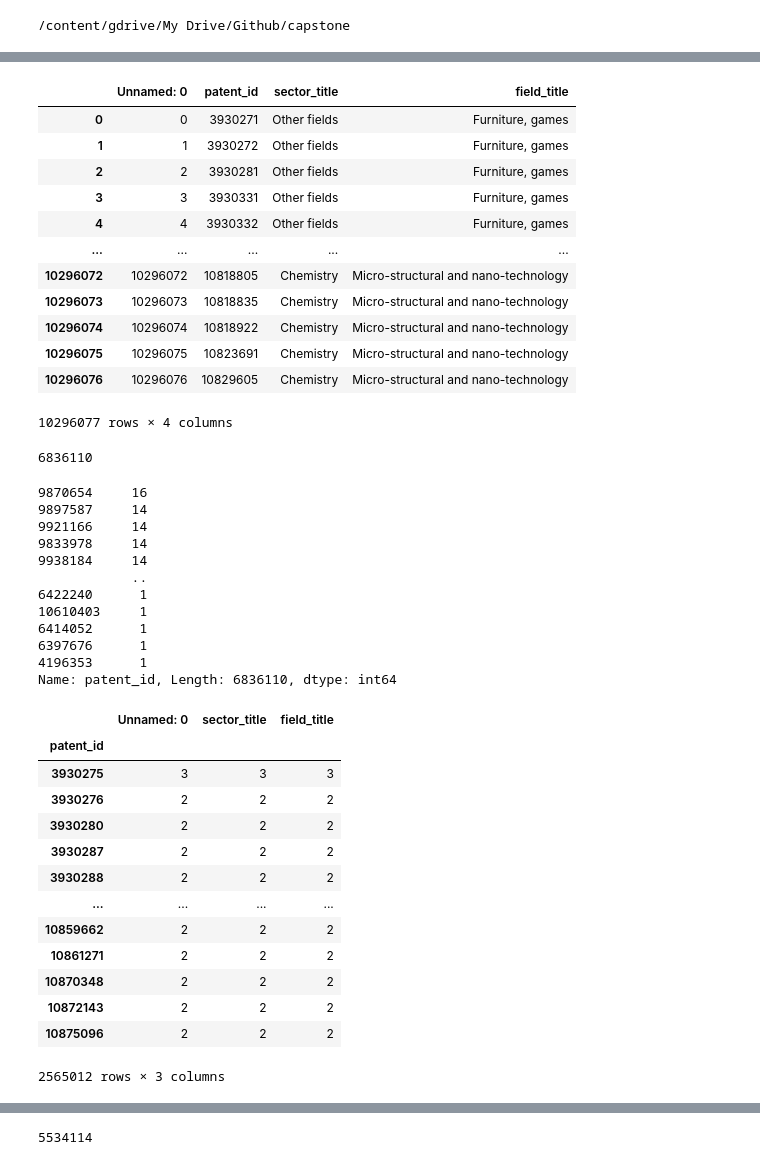
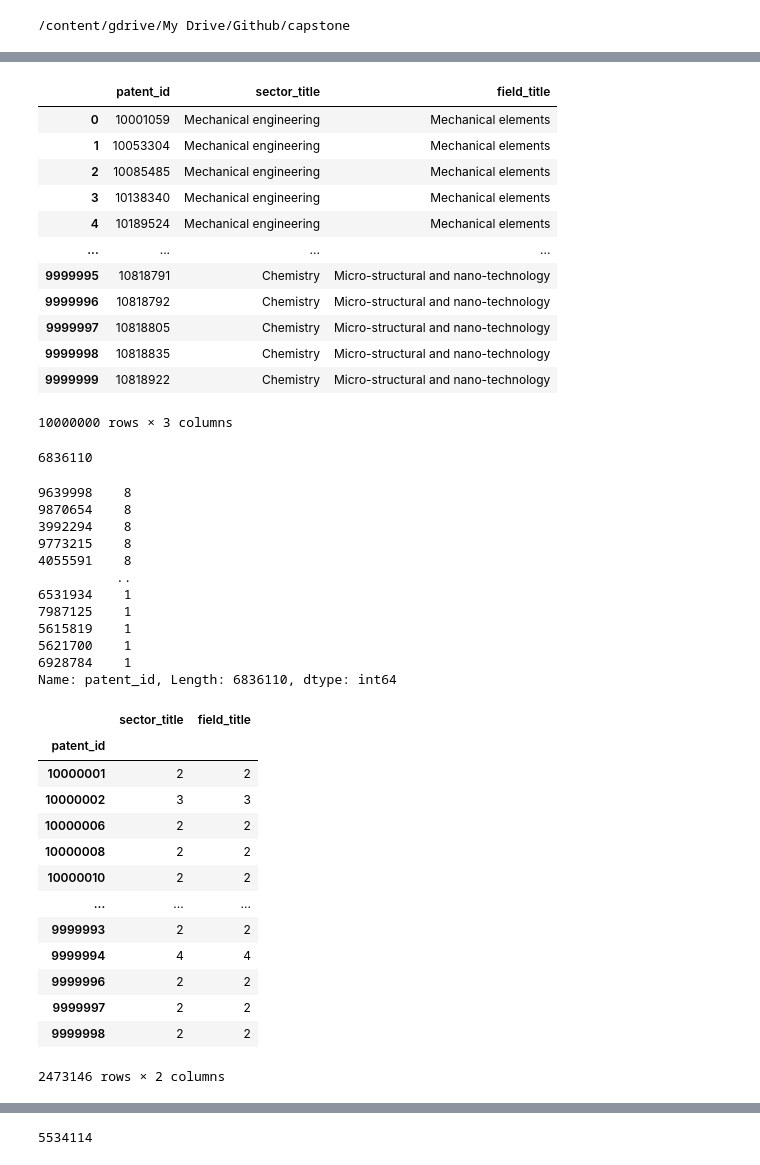
Before and after one commit to cmfritz/NLP-Patent-Classification, a Jupyter notebook: analysis.ipynb, the cells around one changed output, grey strips where cells are left out. Saved outputs shown, nothing was run; the diff lists cells and outputs as text; code cells hidden in the pictures.

```diff
--- a/analysis.ipynb
+++ b/analysis.ipynb
@@ -55,20 +73,20 @@ df
 # %%
-df_pats_w_sectors = pd.read_csv('data/pats_w_sectors.csv')
+df_pats_w_sectors = pd.read_pickle('data/pats_w_sectors.pkl')
 df_pats_w_sectors
 # %% [output]
-|  | Unnamed: 0 | patent_id | sector_title | field_title |
-| 0 | 0 | 3930271 | Other fields | Furniture, games |
-| 1 | 1 | 3930272 | Other fields | Furniture, games |
-| 2 | 2 | 3930281 | Other fields | Furniture, games |
-| 3 | 3 | 3930331 | Other fields | Furniture, games |
-| 4 | 4 | 3930332 | Other fields | Furniture, games |
-| ... | ... | ... | ... | ... |
-| 10296072 | 10296072 | 10818805 | Chemistry | Micro-structural and nano-technology |
-| 10296073 | 10296073 | 10818835 | Chemistry | Micro-structural and nano-technology |
-| 10296074 | 10296074 | 10818922 | Chemistry | Micro-structural and nano-technology |
-| 10296075 | 10296075 | 10823691 | Chemistry | Micro-structural and nano-technology |
-| 10296076 | 10296076 | 10829605 | Chemistry | Micro-structural and nano-technology |
+|  | patent_id | sector_title | field_title |
+| 0 | 10001059 | Mechanical engineering | Mechanical elements |
+| 1 | 10053304 | Mechanical engineering | Mechanical elements |
+| 2 | 10085485 | Mechanical engineering | Mechanical elements |
+| 3 | 10138340 | Mechanical engineering | Mechanical elements |
+| 4 | 10189524 | Mechanical engineering | Mechanical elements |
+| ... | ... | ... | ... |
+| 9999995 | 10818791 | Chemistry | Micro-structural and nano-technology |
+| 9999996 | 10818792 | Chemistry | Micro-structural and nano-technology |
+| 9999997 | 10818805 | Chemistry | Micro-structural and nano-technology |
+| 9999998 | 10818835 | Chemistry | Micro-structural and nano-technology |
+| 9999999 | 10818922 | Chemistry | Micro-structural and nano-technology |
-10296077 rows × 4 columns
+10000000 rows × 3 columns
 # %%
 len(set(df_pats_w_sectors.patent_id))
 # %% [output]
@@ -77,17 +95,17 @@ len(set(df_pats_w_sectors.patent_id))
 counts = df_pats_w_sectors.patent_id.value_counts()
 counts
 # %% [output]
-9870654     16
-9897587     14
-9921166     14
-9833978     14
-9938184     14
-            ..
-6422240      1
-10610403     1
-6414052      1
-6397676      1
-4196353      1
+9639998    8
+9870654    8
+3992294    8
+9773215    8
+4055591    8
+          ..
+6531934    1
+7987125    1
+5615819    1
+5621700    1
+6928784    1
 Name: patent_id, Length: 6836110, dtype: int64
 # %%
 counts = counts.to_frame()
@@ -97,18 +115,18 @@ counts = counts.reset_index()
 groups = df_pats_w_sectors.groupby(by='patent_id').count()
 groups[groups.sector_title > 1]
 # %% [output]
-|  | Unnamed: 0 | sector_title | field_title |
-| patent_id |  |  |  |
-| 3930275 | 3 | 3 | 3 |
-| 3930276 | 2 | 2 | 2 |
-| 3930280 | 2 | 2 | 2 |
-| 3930287 | 2 | 2 | 2 |
-| 3930288 | 2 | 2 | 2 |
-| ... | ... | ... | ... |
-| 10859662 | 2 | 2 | 2 |
-| 10861271 | 2 | 2 | 2 |
-| 10870348 | 2 | 2 | 2 |
-| 10872143 | 2 | 2 | 2 |
-| 10875096 | 2 | 2 | 2 |
+|  | sector_title | field_title |
+| patent_id |  |  |
+| 10000001 | 2 | 2 |
+| 10000002 | 3 | 3 |
+| 10000006 | 2 | 2 |
+| 10000008 | 2 | 2 |
+| 10000010 | 2 | 2 |
+| ... | ... | ... |
+| 9999993 | 2 | 2 |
+| 9999994 | 4 | 4 |
+| 9999996 | 2 | 2 |
+| 9999997 | 2 | 2 |
+| 9999998 | 2 | 2 |
-2565012 rows × 3 columns
+2473146 rows × 2 columns
 # %%
```
Also changed, not shown: parts of 30 cells of this notebook.
